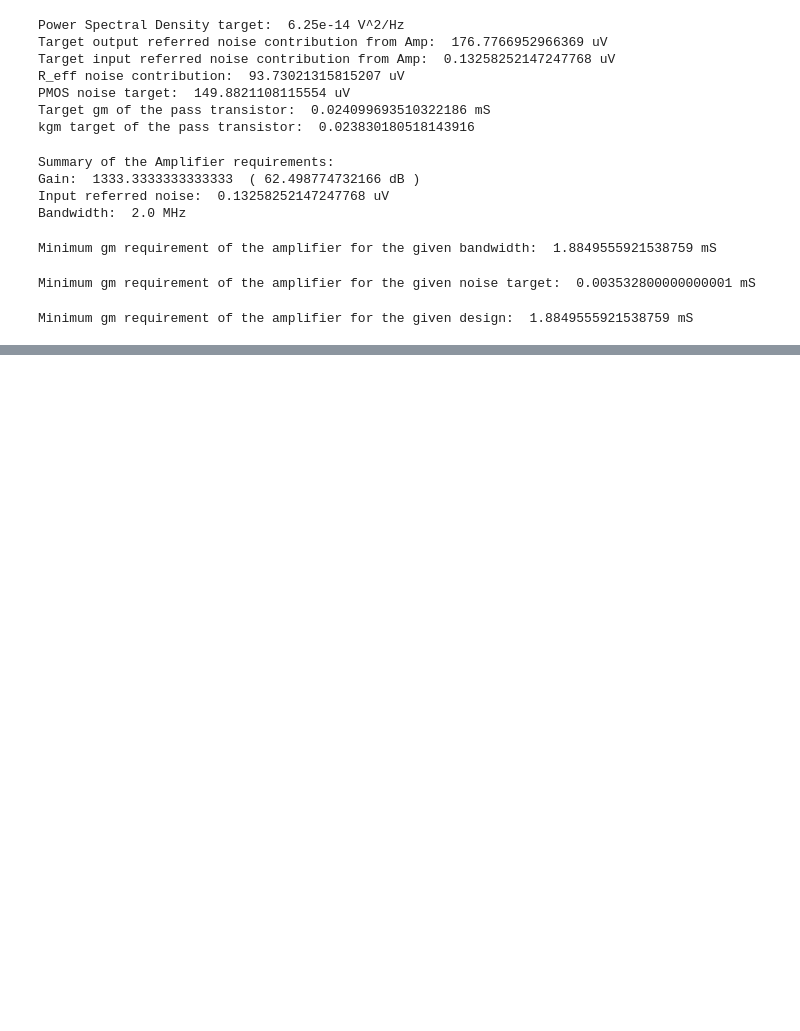
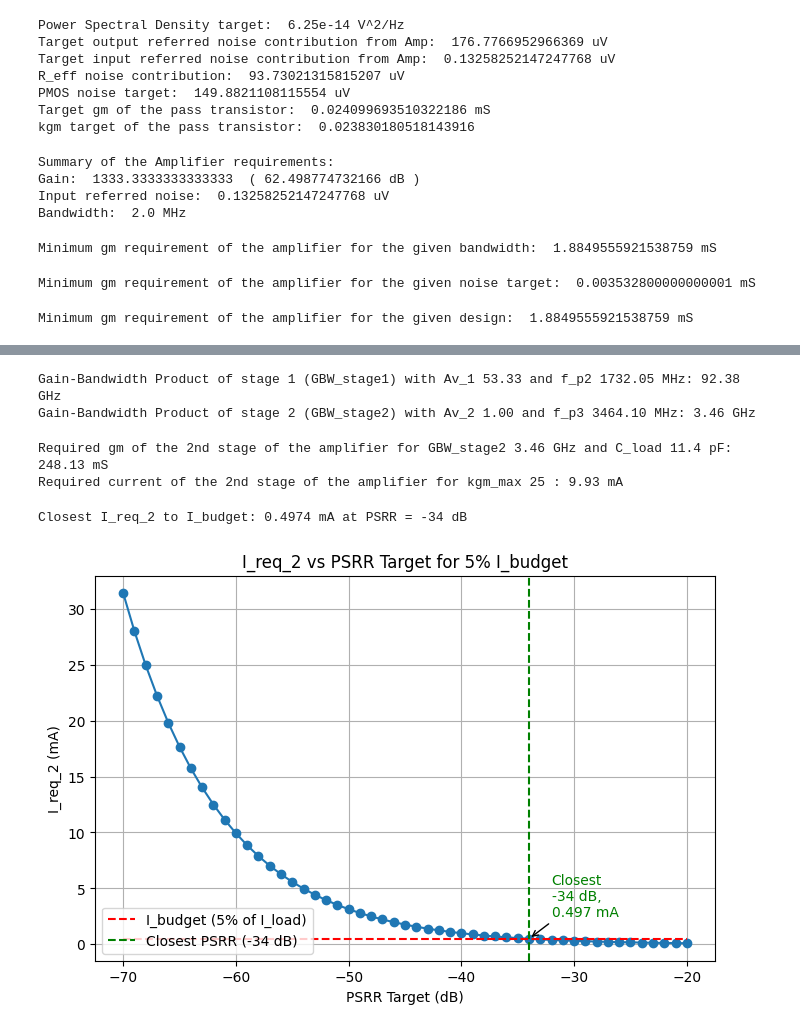
Before and after one commit to Sakthi-Kalidasan/C_ID_repo, a Jupyter notebook: LDO/LDO_Analysis.ipynb, the cells around one changed output, grey strips where cells are left out. Cells and saved outputs as stored; diff of their text form; code cells hidden in the pictures; blank space fills up the shorter version.

```diff
--- a/LDO/LDO_Analysis.ipynb
+++ b/LDO/LDO_Analysis.ipynb
@@ -135,0 +226,74 @@ Minimum gm requirement of the amplifier for the given design:  1.884955592153875
+# %%
+GBW_stage1 = Av_1 * f_p2
+GBW_stage2 = Av_2 * f_p3
+
+print(f"Gain-Bandwidth Product of stage 1 (GBW_stage1) with Av_1 {Av_1:.2f} and f_p2 {f_p2*1e-6:.2f} MHz: {GBW_stage1*1e-9:.2f} GHz")
+print(f"Gain-Bandwidth Product of stage 2 (GBW_stage2) with Av_2 {Av_2:.2f} and f_p3 {f_p3*1e-6:.2f} MHz: {GBW_stage2*1e-9:.2f} GHz")
+# %% [output]
+Gain-Bandwidth Product of stage 1 (GBW_stage1) with Av_1 53.33 and f_p2 1732.05 MHz: 92.38 GHz
+Gain-Bandwidth Product of stage 2 (GBW_stage2) with Av_2 1.00 and f_p3 3464.10 MHz: 3.46 GHz
+# %%
+## Checking second stage GBW feasibility
+kgm_max = 25 # Arbitrary max value for 180nm technology
+gm_req = 2 * np.pi * C_load * GBW_stage2
+I_req = gm_req / kgm_max
+print(f"Required gm of the 2nd stage of the amplifier for GBW_stage2 {GBW_stage2*1e-9:.2f} GHz and C_load {C_load*1e12:.1f} pF: {gm_req*1e3:.2f} mS")
+print(f"Required current of the 2nd stage of the amplifier for kgm_max {kgm_max} : {I_req*1e3:.2f} mA")
+# %% [output]
+Required gm of the 2nd stage of the amplifier for GBW_stage2 3.46 GHz and C_load 11.4 pF: 248.13 mS
+Required current of the 2nd stage of the amplifier for kgm_max 25 : 9.93 mA
+# %%
+## Converting this into a function for varying PSRR and I_budget just for the second stage
+def analyze_second_stage(PSRR_target_dB, I_budget):
+    PSRR_target = 10**(PSRR_target_dB/20)
+    f_u = (1/PSRR_target)*f_bw
+    f_p2 = f_u * np.tan(np.radians(PM_target))
+    f_p3 = f_p2 * 2
+
+    GBW_stage2 = Av_2 * f_p3
+
+    kgm_max = 25 # Arbitrary max value for 180nm technology
+    gm_req = 2 * np.pi * C_load * GBW_stage2
+    I_req = gm_req / kgm_max
+    # print(f"Required gm of the 2nd stage of the amplifier for GBW_stage2 {GBW_stage2*1e-9:.2f} GHz and C_load {C_load*1e12:.1f} pF: {gm_req*1e3:.2f} mS")
+    # print(f"Required current of the 2nd stage of the amplifier for kgm_max {kgm_max} : {I_req*1e3:.2f} mA while having I_budget {I_budget*1e3:.1f} mA and PSRR_target {PSRR_target_dB} dB")
+    return I_req
+
+I_req_2 = analyze_second_stage(-35, (5/100)*I_load)
+# %%
+import matplotlib.pyplot as plt
+
+PSRR_targets_dB = np.arange(-70, -19, 1)
+I_budget = 0.05 * I_load
+I_req_2_list = []
+
+for psrr_db in PSRR_targets_dB:
+    I_req_2_list.append(analyze_second_stage(psrr_db, I_budget))
+
+
+I_req_2_arr = np.array(I_req_2_list)
+idx_closest = np.argmin(np.abs(I_req_2_arr - I_budget))
+i_req_closest = I_req_2_arr[idx_closest]
+psrr_closest = PSRR_targets_dB[idx_closest]
+print(f"Closest I_req_2 to I_budget: {i_req_closest*1e3:.4f} mA at PSRR = {psrr_closest} dB")
+
+
+
+plt.figure(figsize=(8,5))
+plt.plot(PSRR_targets_dB, np.array(I_req_2_list)*1e3, marker='o')
+plt.hlines(I_budget*1e3, PSRR_targets_dB[0], PSRR_targets_dB[-1], color='r', linestyle='--', label='I_budget (5% of I_load)')
+plt.axvline(psrr_closest, color='g', linestyle='--', label=f'Closest PSRR ({psrr_closest} dB)')
+plt.annotate(f'Closest\n{psrr_closest} dB,\n{(i_req_closest*1e3):.3f} mA',
+             xy=(psrr_closest, i_req_closest*1e3),
+             xytext=(psrr_closest+2, i_req_closest*1e3+2),
+             arrowprops=dict(facecolor='black', arrowstyle='->'),
+             fontsize=10, color='g')
+plt.legend()
+plt.xlabel('PSRR Target (dB)')
+plt.ylabel('I_req_2 (mA)')
+plt.title('I_req_2 vs PSRR Target for 5% I_budget')
+plt.grid(True)
+plt.show()
+# %% [output]
+Closest I_req_2 to I_budget: 0.4974 mA at PSRR = -34 dB
+[figure, added]
```
Also changed, not shown: parts of 12 cells of this notebook, 5 other files.
